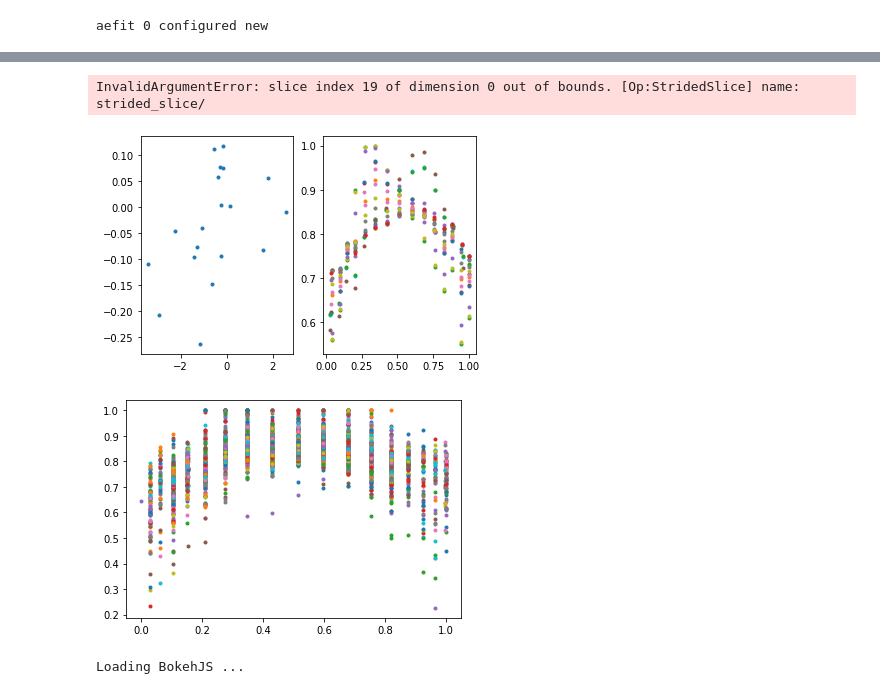
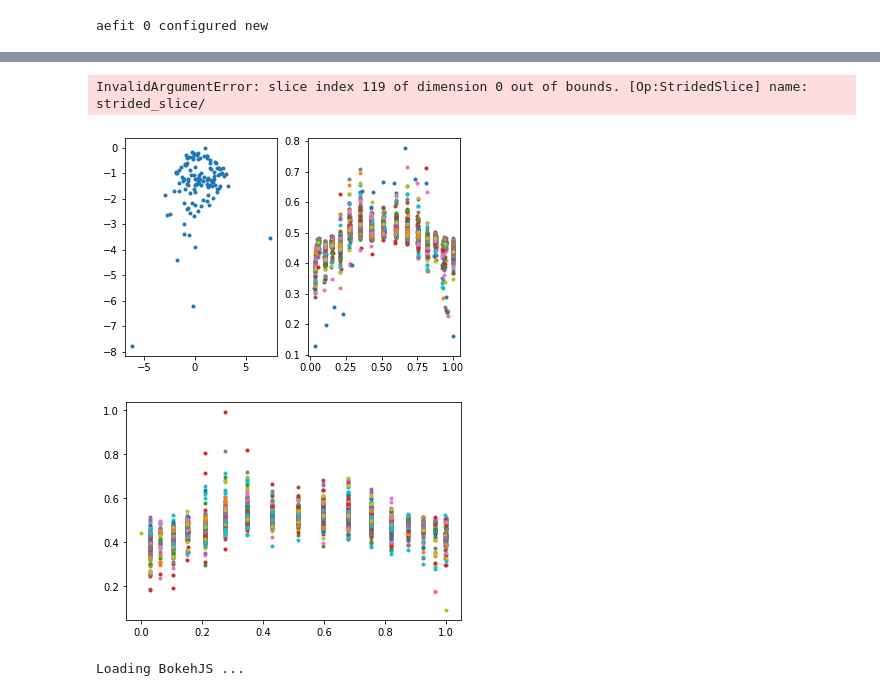
Before and after one commit to AndreaRigoni/rfx-hunch, a Jupyter notebook: src/Tprofile_read/jpnb/STEP6 beta, less constraints.ipynb, the cells around one changed output, grey strips where cells are left out. Drawn from its saved outputs; the diff is of its cells as text; code cells hidden in the pictures.

```diff
--- a/src/Tprofile_read/jpnb/STEP6 beta, less constraints.ipynb
+++ b/src/Tprofile_read/jpnb/STEP6 beta, less constraints.ipynb
@@ -84,10 +73,10 @@ Loading BokehJS ...
 ## VAE reconstruction - beta
 # %%
 import models.AEFIT2 as aefit
-q_vae = aefit.AEFIT(latent_dim=2, feature_dim=30, dprate=0.4, scale=5, beta=100.)
+q_vae = aefit.AEFIT2(latent_dim=2, feature_dim=30, dprate=0.4, scale=4, beta=500.)
 qsh.set_null(np.nan)
 # %% [output]
 aefit 0 configured new
 # %%
-aefit.test_dummy(q_vae, qsh, batch=300, epoch=20)
+aefit.test_dummy(q_vae, qsh, batch=200, epoch=10, loss_factor=1e-3)
 # %% [output]
@@ -111,3 +100,3 @@ aefit.test_dummy(q_vae, qsh, batch=300, epoch=20)
-InvalidArgumentError: slice index 19 of dimension 0 out of bounds. [Op:StridedSlice] name: strided_slice/
+InvalidArgumentError: slice index 119 of dimension 0 out of bounds. [Op:StridedSlice] name: strided_slice/
-[figure, old version]
+[figure, new version]
-[figure, old version]
+[figure, new version]
```
Also changed, not shown: parts of 10 cells of this notebook, 33 other files.
